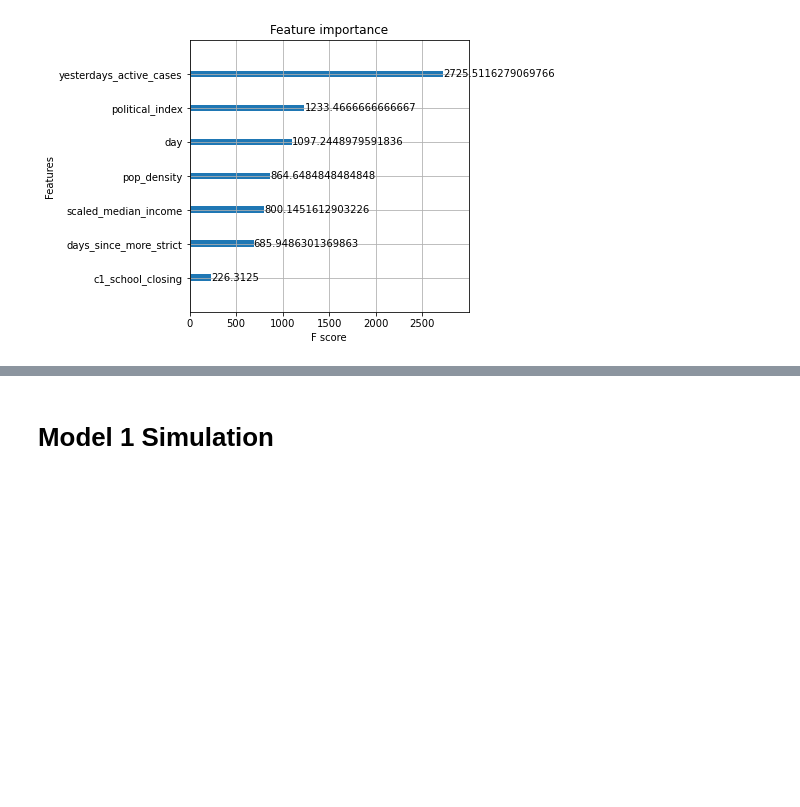
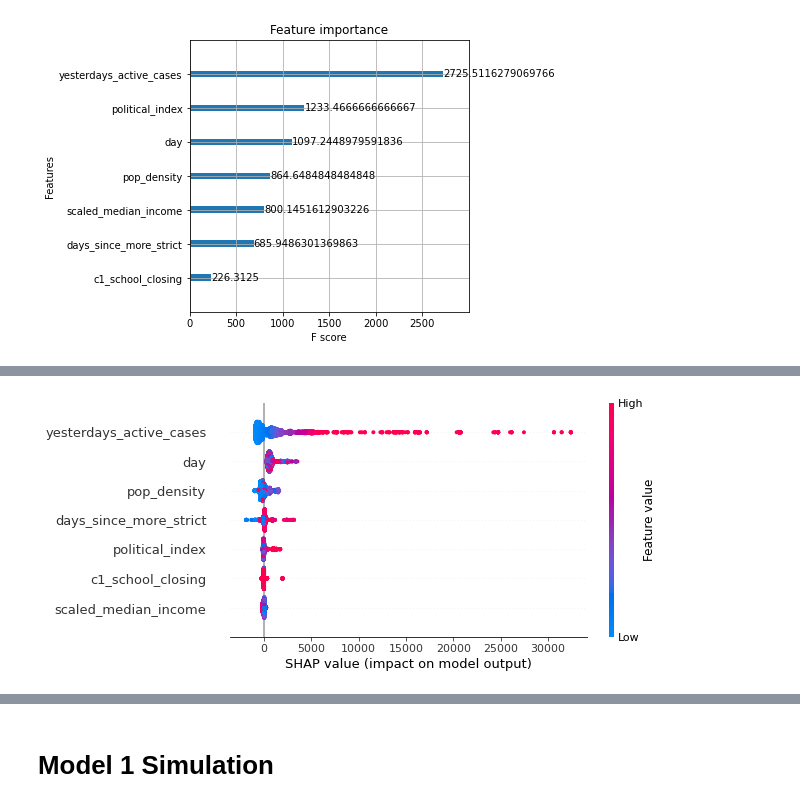
Before and after one commit to sashafomina/covid_policy_analysis, a Jupyter notebook: xgboost_closure.ipynb, the cells around one changed output, grey strips where cells are left out. Drawn from its saved outputs; the diff is of its cells as text; code cells hidden in the pictures; blank space fills up the shorter version.

```diff
--- a/xgboost_closure.ipynb
+++ b/xgboost_closure.ipynb
@@ -161,0 +199,4 @@ RMSE Error of Best Param Model on Test Set: 2739.4083470062424
+# %%
+shap.summary_plot(shap_values, x_test_df)
+# %% [output]
+[figure, added]
```
Also changed, not shown: parts of 31 cells of this notebook, 1 other file.
